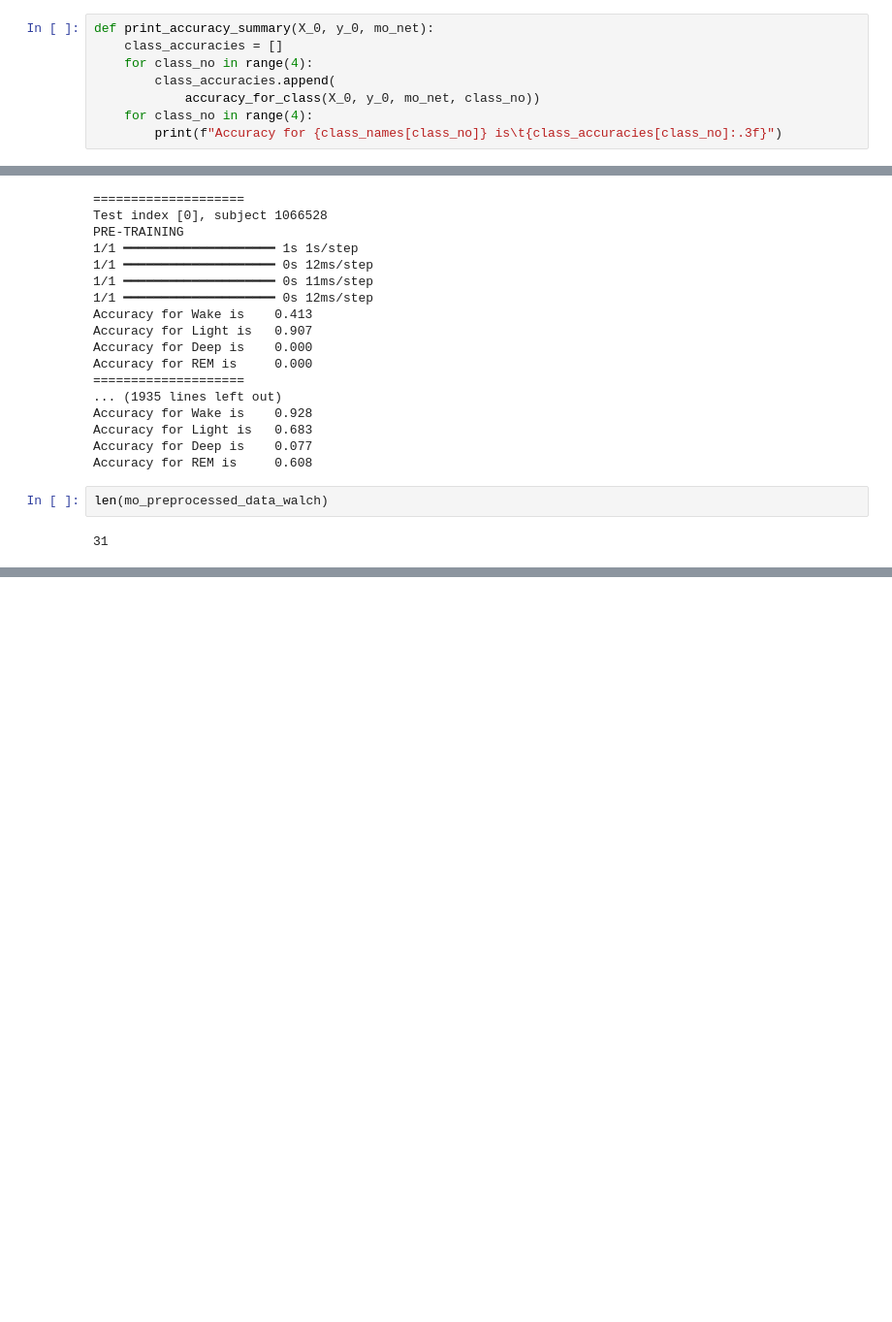
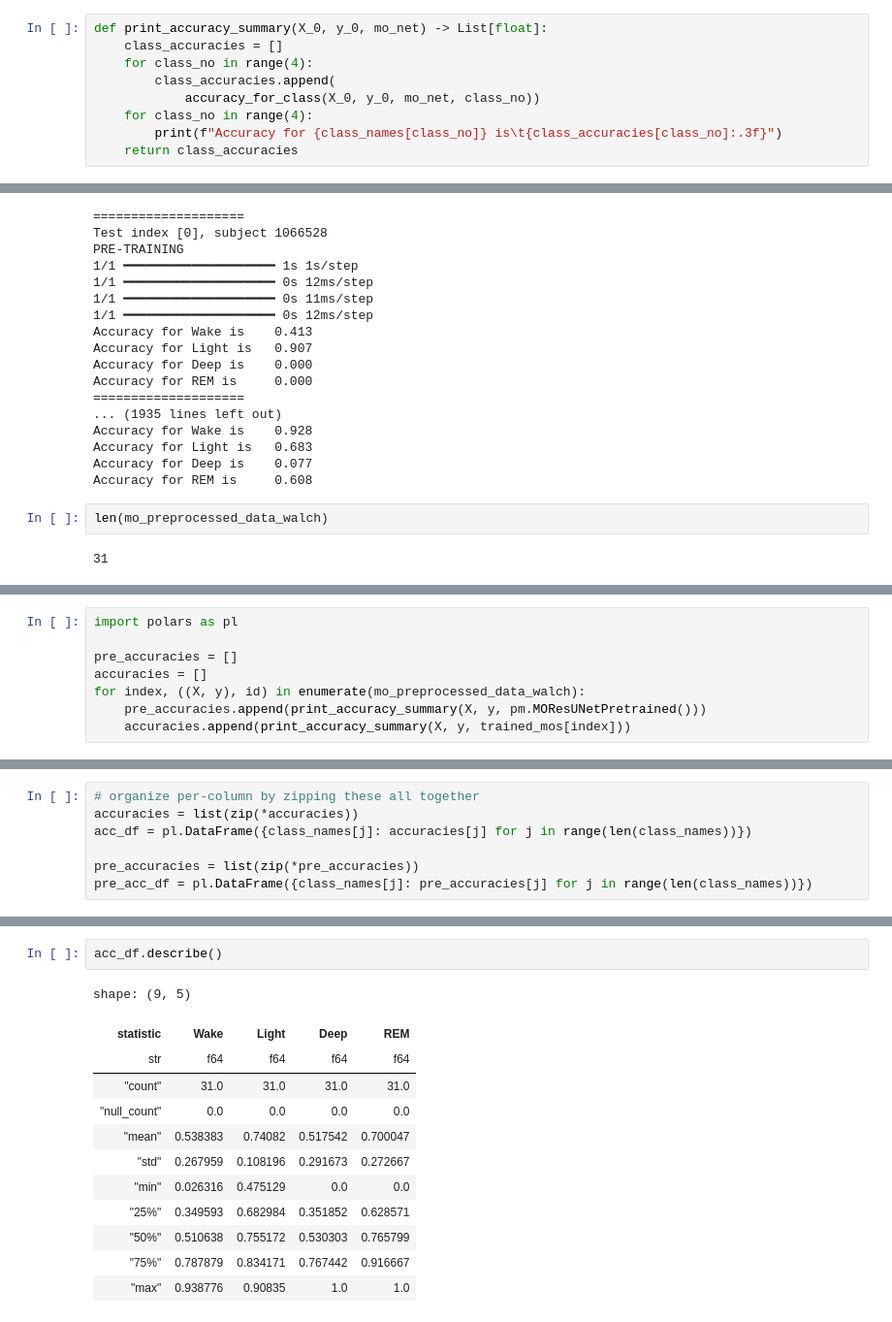
Before and after one commit to ftavella/pisces, a Jupyter notebook: analyses/train_mo.ipynb, the cells around one changed output, grey strips where cells are left out. Shown at 97% size. Cells and saved outputs as stored; diff of their text form; blank space fills up the shorter version.

Commit message:
update with per-class accuracy analysis

```diff
--- a/analyses/train_mo.ipynb
+++ b/analyses/train_mo.ipynb
@@ -117,13 +117,14 @@ I0000 00:00:1714671626.554241  530392 service.cc:153]   StreamExecutor device (0
 1/1 ━━━━━━━━━━━━━━━━━━━━ 3s 3s/step
 I0000 00:00:1714671628.788160  530392 device_compiler.h:188] Compiled cluster using XLA!  This line is logged at most once for the lifetime of the process.
 # %%
-def print_accuracy_summary(X_0, y_0, mo_net):
+def print_accuracy_summary(X_0, y_0, mo_net) -> List[float]:
     class_accuracies = []
     for class_no in range(4):
         class_accuracies.append(
             accuracy_for_class(X_0, y_0, mo_net, class_no))
     for class_no in range(4):
         print(f"Accuracy for {class_names[class_no]} is\t{class_accuracies[class_no]:.3f}")
+    return class_accuracies
 # %%
 pr_hat = mo.predict_probabilities(X_0)[0]
 y_0_hat = np.argmax(pr_hat, axis=1)
@@ -263,0 +248,8 @@ plt.plot([0, 1], [0, 1], linestyle="--")
+# %%
+import polars as pl
+
+pre_accuracies = []
+accuracies = []
+for index, ((X, y), id) in enumerate(mo_preprocessed_data_walch):
+    pre_accuracies.append(print_accuracy_summary(X, y, pm.MOResUNetPretrained()))
+    accuracies.append(print_accuracy_summary(X, y, trained_mos[index]))
@@ -263,0 +274,7 @@ plt.plot([0, 1], [0, 1], linestyle="--")
+# %%
+# organize per-column by zipping these all together
+accuracies = list(zip(*accuracies))
+acc_df = pl.DataFrame({class_names[j]: accuracies[j] for j in range(len(class_names))})
+
+pre_accuracies = list(zip(*pre_accuracies))
+pre_acc_df = pl.DataFrame({class_names[j]: pre_accuracies[j] for j in range(len(class_names))})
@@ -263,0 +292,15 @@ plt.plot([0, 1], [0, 1], linestyle="--")
+# %%
+acc_df.describe()
+# %% [output]
+shape: (9, 5)
+| statistic | Wake | Light | Deep | REM |
+| str | f64 | f64 | f64 | f64 |
+| "count" | 31.0 | 31.0 | 31.0 | 31.0 |
+| "null_count" | 0.0 | 0.0 | 0.0 | 0.0 |
+| "mean" | 0.538383 | 0.74082 | 0.517542 | 0.700047 |
+| "std" | 0.267959 | 0.108196 | 0.291673 | 0.272667 |
+| "min" | 0.026316 | 0.475129 | 0.0 | 0.0 |
+| "25%" | 0.349593 | 0.682984 | 0.351852 | 0.628571 |
+| "50%" | 0.510638 | 0.755172 | 0.530303 | 0.765799 |
+| "75%" | 0.787879 | 0.834171 | 0.767442 | 0.916667 |
+| "max" | 0.938776 | 0.90835 | 1.0 | 1.0 |
```
Also changed, not shown: parts of 7 cells of this notebook.
